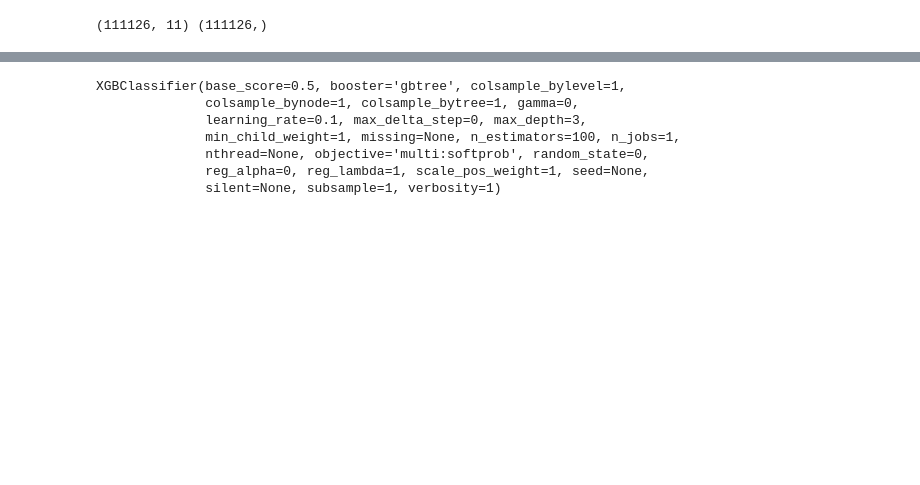
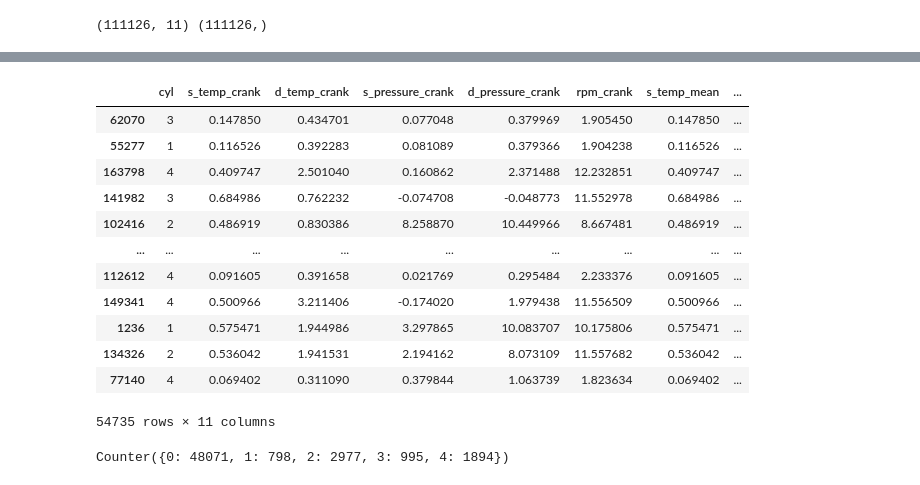
Before and after one commit to theAkhileshRai/Projects, a Jupyter notebook: XGB_Multi_and_Binary_Classifier.ipynb, the cells around one changed output, grey strips where cells are left out. Saved outputs shown, nothing was run; the diff lists cells and outputs as text; code cells hidden in the pictures; blank space fills up the shorter version.

```diff
--- a/XGB_Multi_and_Binary_Classifier.ipynb
+++ b/XGB_Multi_and_Binary_Classifier.ipynb
@@ -96,11 +154,17 @@ XGBClassifier(base_score=0.5, booster='gbtree', colsample_bylevel=1,
-# %%
-model
-# %% [output]
-XGBClassifier(base_score=0.5, booster='gbtree', colsample_bylevel=1,
-              colsample_bynode=1, colsample_bytree=1, gamma=0,
-              learning_rate=0.1, max_delta_step=0, max_depth=3,
-              min_child_weight=1, missing=None, n_estimators=100, n_jobs=1,
-              nthread=None, objective='multi:softprob', random_state=0,
-              reg_alpha=0, reg_lambda=1, scale_pos_weight=1, seed=None,
-              silent=None, subsample=1, verbosity=1)
+# %%
+X_test
+# %% [output]
+|  | cyl | s_temp_crank | d_temp_crank | s_pressure_crank | d_pressure_crank | rpm_crank | s_temp_mean | ... |
+| 62070 | 3 | 0.147850 | 0.434701 | 0.077048 | 0.379969 | 1.905450 | 0.147850 | ... |
+| 55277 | 1 | 0.116526 | 0.392283 | 0.081089 | 0.379366 | 1.904238 | 0.116526 | ... |
+| 163798 | 4 | 0.409747 | 2.501040 | 0.160862 | 2.371488 | 12.232851 | 0.409747 | ... |
+| 141982 | 3 | 0.684986 | 0.762232 | -0.074708 | -0.048773 | 11.552978 | 0.684986 | ... |
+| 102416 | 2 | 0.486919 | 0.830386 | 8.258870 | 10.449966 | 8.667481 | 0.486919 | ... |
+| ... | ... | ... | ... | ... | ... | ... | ... | ... |
+| 112612 | 4 | 0.091605 | 0.391658 | 0.021769 | 0.295484 | 2.233376 | 0.091605 | ... |
+| 149341 | 4 | 0.500966 | 3.211406 | -0.174020 | 1.979438 | 11.556509 | 0.500966 | ... |
+| 1236 | 1 | 0.575471 | 1.944986 | 3.297865 | 10.083707 | 10.175806 | 0.575471 | ... |
+| 134326 | 2 | 0.536042 | 1.941531 | 2.194162 | 8.073109 | 11.557682 | 0.536042 | ... |
+| 77140 | 4 | 0.069402 | 0.311090 | 0.379844 | 1.063739 | 1.823634 | 0.069402 | ... |
+54735 rows × 11 columns
 # %%
@@ -108,5 +172,10 @@ y_pred = model.predict(X_test)
 # %%
 predictions = [round(value) for value in y_pred]
+# %%
+from collections import Counter
+Counter(predictions)
+# %% [output]
+Counter({0: 48071, 1: 798, 2: 2977, 3: 995, 4: 1894})
 # %%
 accuracy = accuracy_score(y_test, predictions)
 print("Accuracy: %.2f%%" % (accuracy * 100.0))
```
Also changed, not shown: parts of 35 cells of this notebook.
